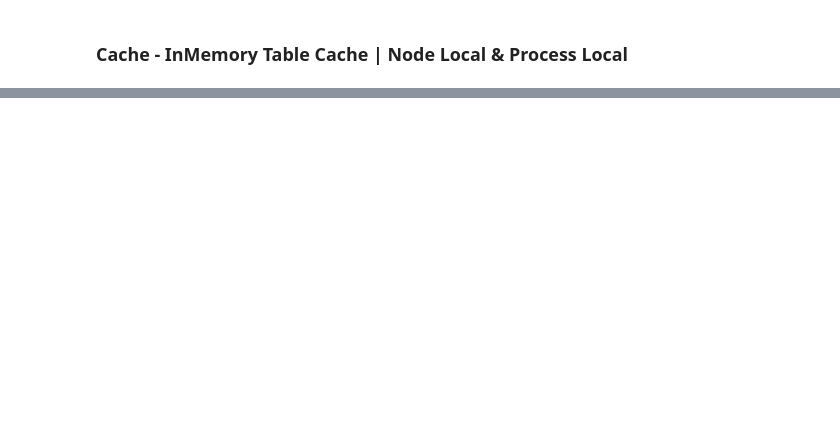
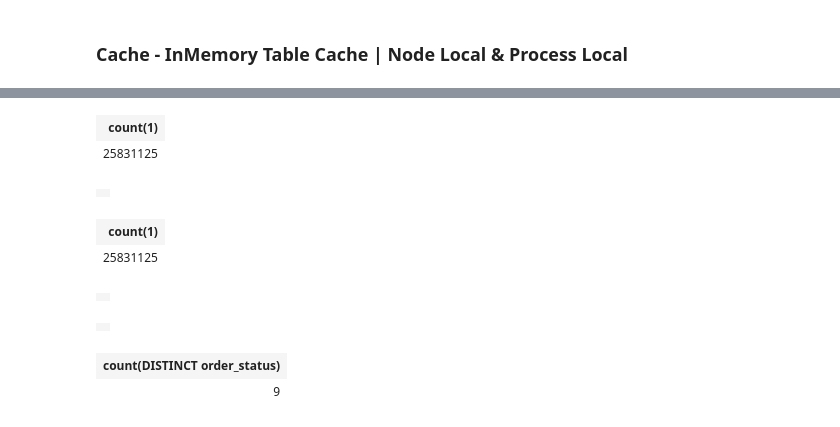
Before and after one commit to srjprtp/Data_engineering_python, a Jupyter notebook: Data_Engneering/19CachingInDepth.ipynb, the cells around one changed output, grey strips where cells are left out. Saved outputs shown, nothing was run; the diff lists cells and outputs as text; code cells hidden in the pictures; blank space fills up the shorter version.

```diff
--- a/Data_Engneering/19CachingInDepth.ipynb
+++ b/Data_Engneering/19CachingInDepth.ipynb
@@ -216,0 +335,14 @@ Py4JJavaError: An error occurred while calling o187.count.
+# %%
+spark.sql("select count(*) from sukum16_caching_demo.sukum16_order2")
+# %% [output]
+| count(1) |
+| 25831125 |
+# %%
+spark.sql("cache table sukum16_caching_demo.sukum16_order2")
+# %% [output]
+|  |
+# %%
+spark.sql("select count(*) from sukum16_caching_demo.sukum16_order2")
+# %% [output]
+| count(1) |
+| 25831125 |
@@ -216,0 +352,14 @@ Py4JJavaError: An error occurred while calling o187.count.
+# %%
+#uncache
+spark.sql("uncache table sukum16_caching_demo.sukum16_order2")
+# %% [output]
+|  |
+# %%
+spark.sql("cache lazy table sukum16_caching_demo.sukum16_order2")
+# %% [output]
+|  |
+# %%
+spark.sql("select count(distinct (order_status)) from sukum16_caching_demo.sukum16_order2")
+# %% [output]
+| count(DISTINCT order_status) |
+| 9 |
```
Also changed, not shown: parts of 70 cells of this notebook, 1 other file.
